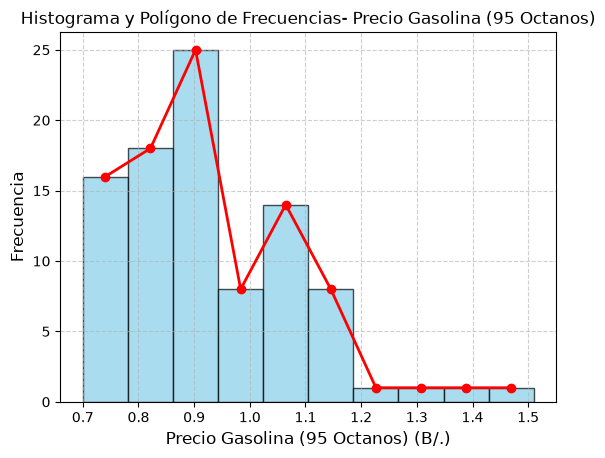
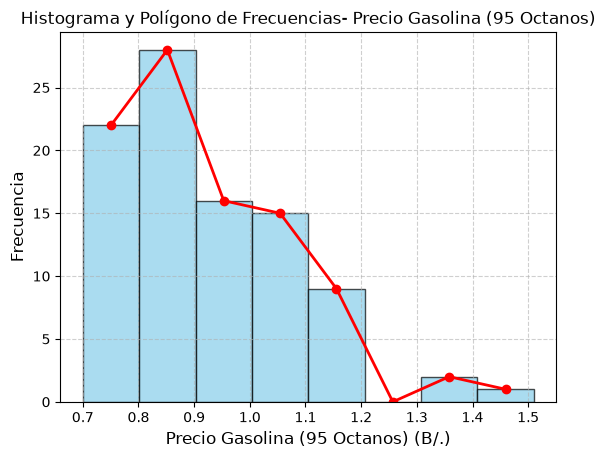
The change to this notebook cell's code, shown as a diff; its figure went from the first image to the second:
--- before
+++ after
@@ -5,5 +5,5 @@
 
 # Calcular frecuencias e intervalos
-frecuencias, intervalos = np.histogram(variable, bins=10)
+frecuencias, intervalos = np.histogram(variable, bins=8)
 
 # Calcular puntos medios
@@ -11,5 +11,5 @@
 
 # Histograma
-plt.hist(variable, bins=10, edgecolor="black", color="skyblue", alpha=0.7)
+plt.hist(variable, bins=8, edgecolor="black", color="skyblue", alpha=0.7)
 
 # Polígono de frecuencias

Commit: Agrego análisis adicional al notebook